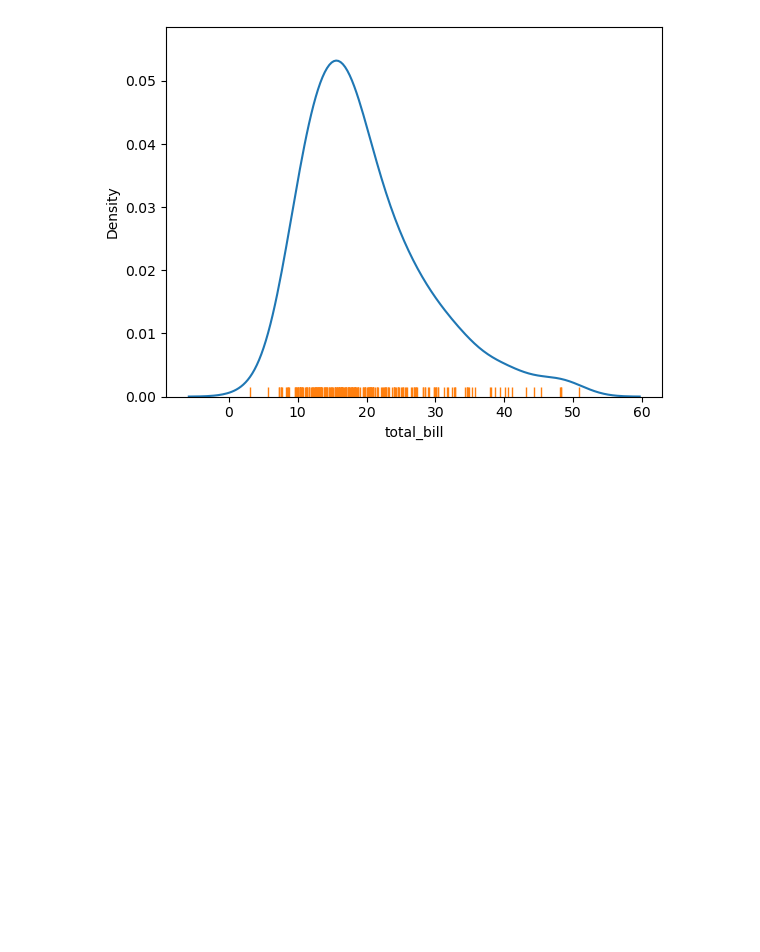
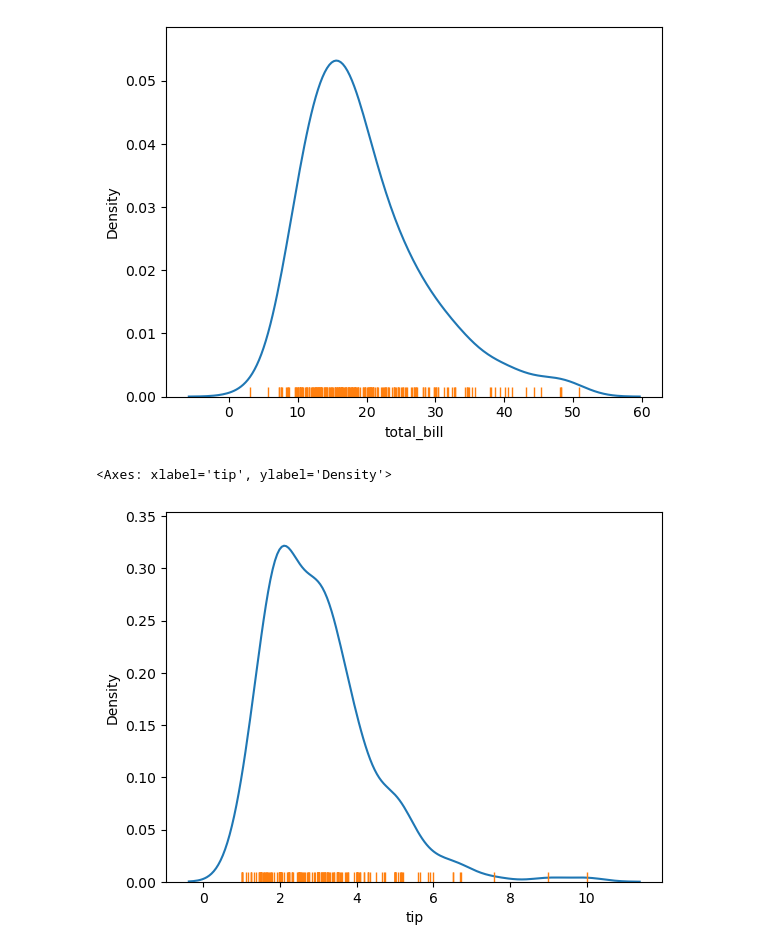
Before and after one commit to SuhasPalani/Python_Data, a Jupyter notebook: seaborn/distribution.ipynb, the cells around one changed output. Saved outputs shown, nothing was run; the diff lists cells and outputs as text; code cells hidden in the pictures; blank space fills up the shorter version.

```diff
--- a/seaborn/distribution.ipynb
+++ b/seaborn/distribution.ipynb
@@ -204,3 +204,9 @@ sns.rugplot(tips['total_bill'])
 # %% [output]
 <Axes: xlabel='total_bill', ylabel='Density'>
 [figure]
+# %%
+sns.kdeplot(tips['tip'])
+sns.rugplot(tips['tip'])
+# %% [output]
+<Axes: xlabel='tip', ylabel='Density'>
+[figure, added]
```
